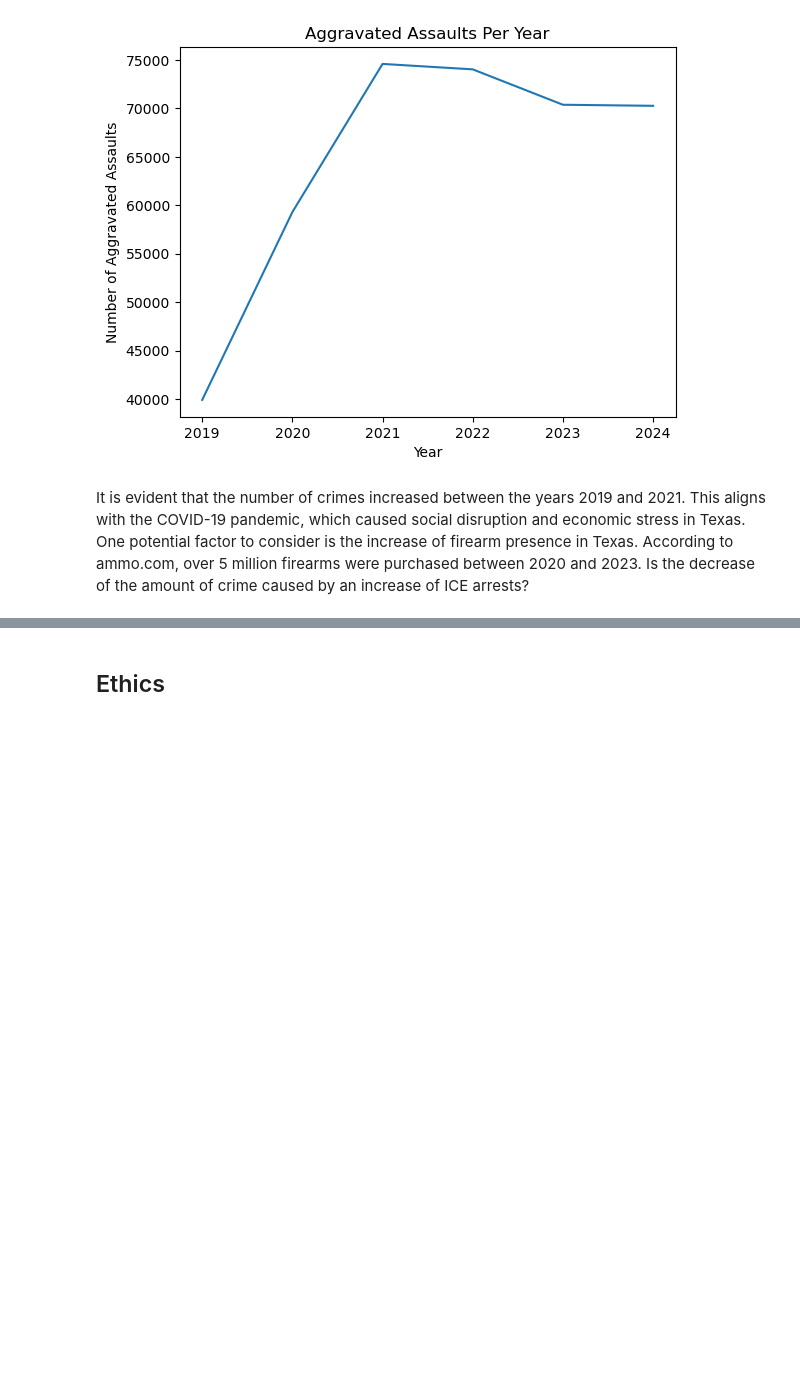
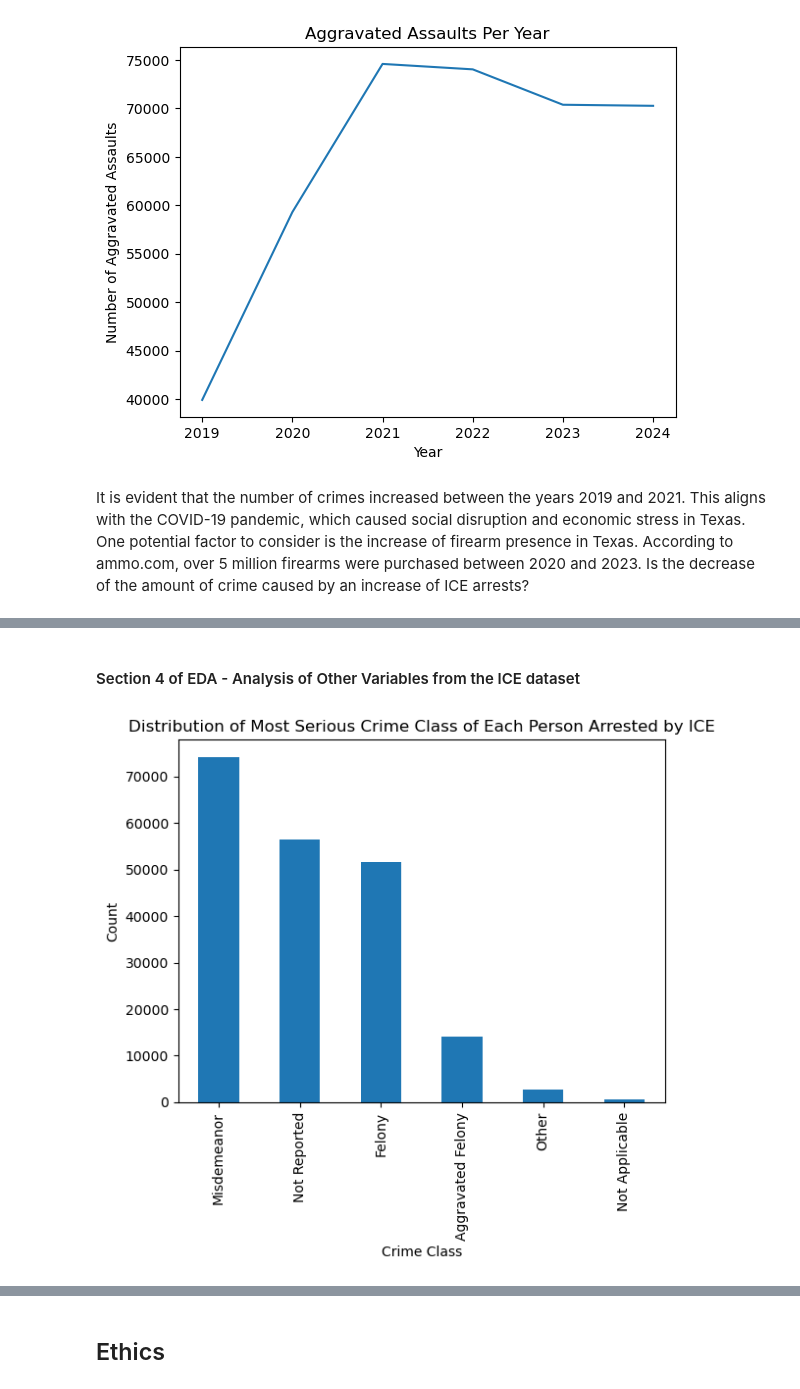
Before and after one commit to dylnwin/Group117_WI26, a Jupyter notebook: 02-EDACheckpoint.ipynb, the cells around one changed output, grey strips where cells are left out. Cells and saved outputs as stored; diff of their text form; code cells hidden in the pictures; blank space fills up the shorter version.

```diff
--- a/02-EDACheckpoint.ipynb
+++ b/02-EDACheckpoint.ipynb
@@ -741,0 +825,13 @@ for crime_type in crime_categories:
+# %% [markdown]
+#### Section 4 of EDA - Analysis of Other Variables from the ICE dataset
+# %%
+# load data
+ice_df = pd.read_csv('data/02-processed/ice_arrests_clean.csv')
+
+final_clean_ice['Most Serious Crime Class'].value_counts().plot(kind='bar')
+plt.xlabel('Crime Class')
+plt.ylabel('Count')
+plt.title('Distribution of Most Serious Crime Class of Each Person Arrested by ICE')
+plt.show()
+# %% [output]
+[figure, added]
```
Also changed, not shown: parts of 22 cells of this notebook, 1 other file.
